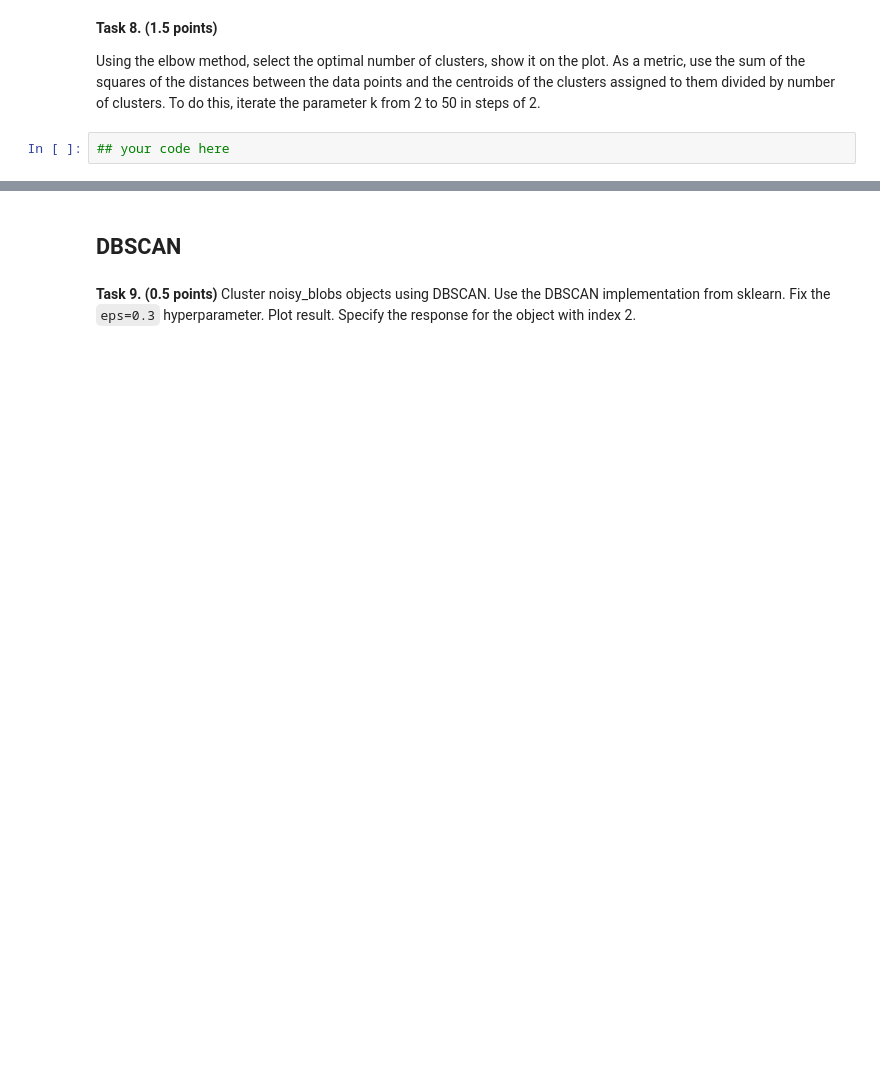
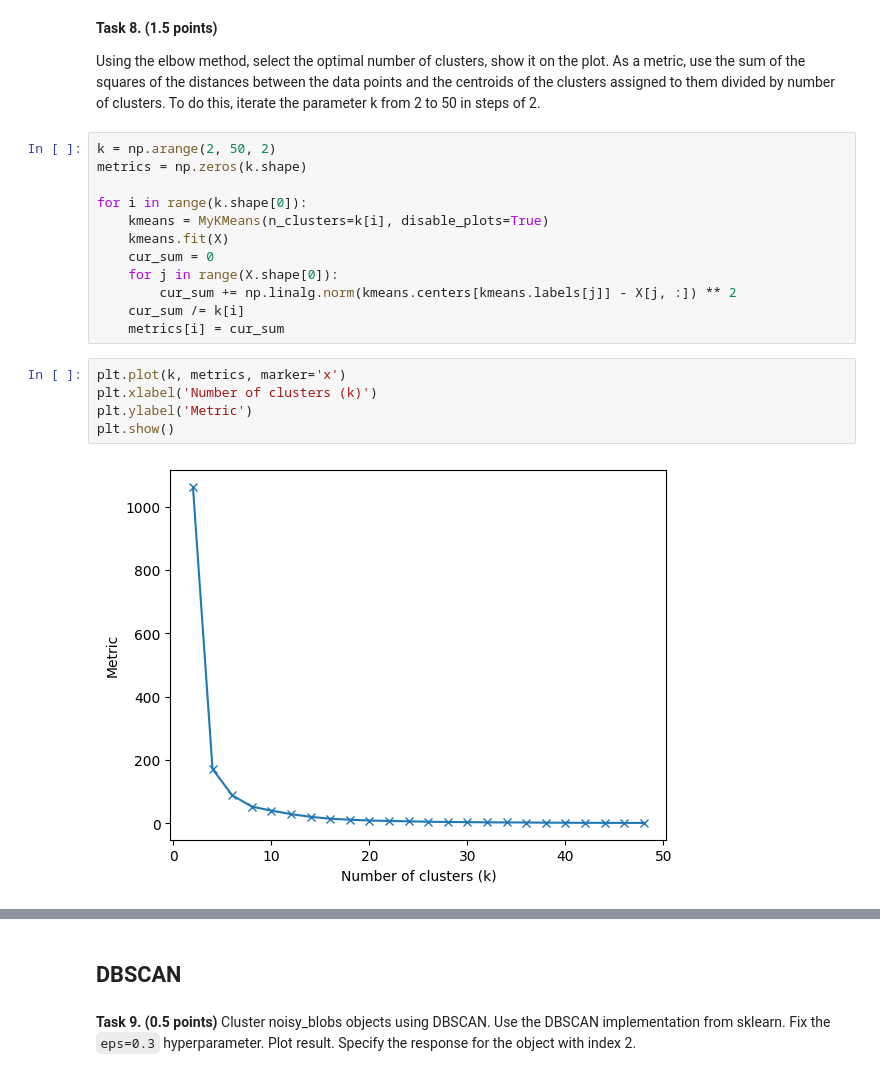
Before and after one commit to qwatro2/hse-mmad, a Jupyter notebook: hw5/Vlasov_NA_222_hw5.ipynb, the cells around one changed output, grey strips where cells are left out. Drawn from its saved outputs; the diff is of its cells as text; blank space fills up the shorter version.

```diff
--- a/hw5/Vlasov_NA_222_hw5.ipynb
+++ b/hw5/Vlasov_NA_222_hw5.ipynb
@@ -224,4 +350,21 @@ num_of_changed = ...
 
 Using the elbow method, select the optimal number of clusters, show it on the plot. As a metric, use the sum of the squares of the distances between the data points and the centroids of the clusters assigned to them divided by number of clusters. To do this, iterate the parameter k from 2 to 50 in steps of 2.
 # %%
-## your code here
+k = np.arange(2, 50, 2)
+metrics = np.zeros(k.shape)
+
+for i in range(k.shape[0]):
+    kmeans = MyKMeans(n_clusters=k[i], disable_plots=True)
+    kmeans.fit(X)
+    cur_sum = 0
+    for j in range(X.shape[0]):
+        cur_sum += np.linalg.norm(kmeans.centers[kmeans.labels[j]] - X[j, :]) ** 2
+    cur_sum /= k[i]
+    metrics[i] = cur_sum
+# %%
+plt.plot(k, metrics, marker='x')
+plt.xlabel('Number of clusters (k)')
+plt.ylabel('Metric')
+plt.show()
+# %% [output]
+[figure, added]
```
Also changed, not shown: parts of 36 cells of this notebook.
